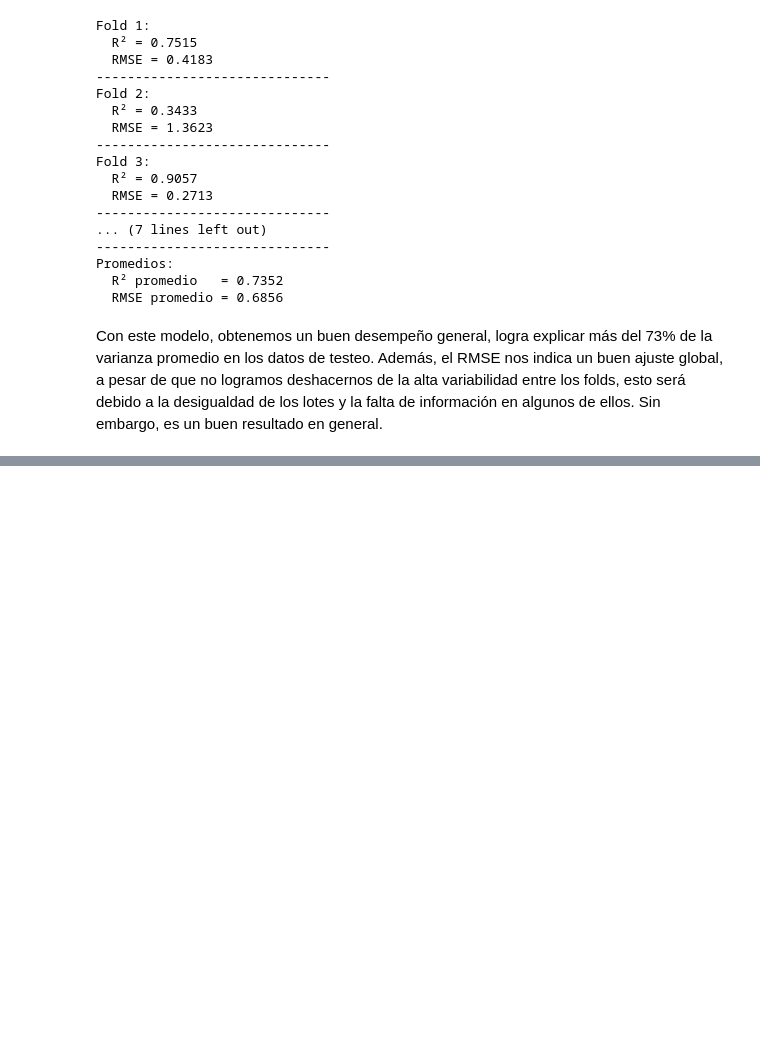
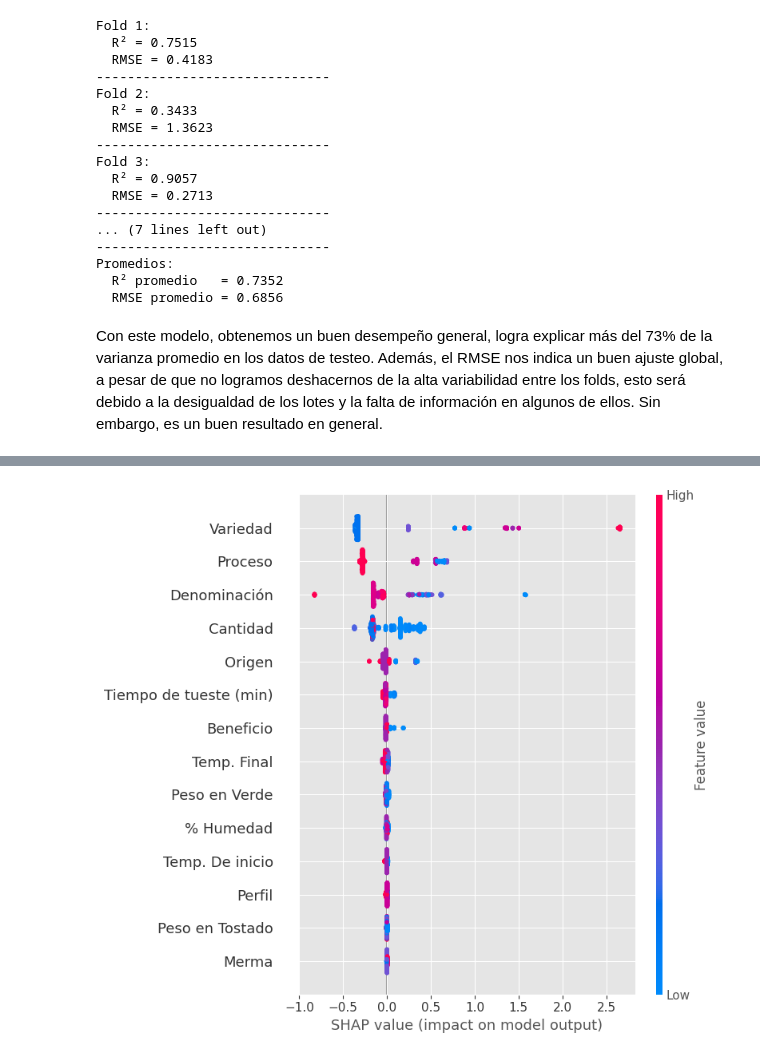
Before and after one commit to leodavid0109/Aprendizaje_Automatico, a Jupyter notebook: Tarea Café/Proyecto Café.ipynb, the cells around one changed output, grey strips where cells are left out. Saved outputs shown, nothing was run; the diff lists cells and outputs as text; code cells hidden in the pictures; blank space fills up the shorter version.

```diff
--- a/Tarea Café/Proyecto Café.ipynb
+++ b/Tarea Café/Proyecto Café.ipynb
@@ -957,7 +924,7 @@ Mejor R² en validación cruzada: 0.7242
 Una vez ya tenemos los mejores hiperparámetros, vamos a entrenar el modelo con estos valores y evaluar su rendimiento en el conjunto de prueba. Vamos a utilizar las métricas de R2 y RMSE para evaluar el rendimiento del modelo.
 # %%
 # Usa los mejores hiperparámetros encontrados por GridSearchCV
-mejores_params = grid_search.best_params_
+mejores_params = grid_search_rf.best_params_
 modelo_random_forest = RandomForestRegressor(**mejores_params, random_state=42)
 
 # Entrenar el modelo con los mejores hiperparámetros
@@ -1161,0 +1200,4 @@ Con este modelo, obtenemos un buen desempeño general, logra explicar más del 7
+# %%
+# Como el modelo ya esta guardado en el mejor modelo, podemos usarlo directamente
+
+mejor_xgb.fit(X_filtrado, Y_filtrado)
@@ -1161,0 +1218,7 @@ Con este modelo, obtenemos un buen desempeño general, logra explicar más del 7
+# %%
+explainer_xgb = shap.Explainer(mejor_xgb, X_filtrado)
+shap_values_xgb = explainer_xgb(X_filtrado)
+# %%
+shap.summary_plot(shap_values_xgb, X_filtrado)
+# %% [output]
+[figure, added]
```
Also changed, not shown: parts of 26 cells of this notebook.
